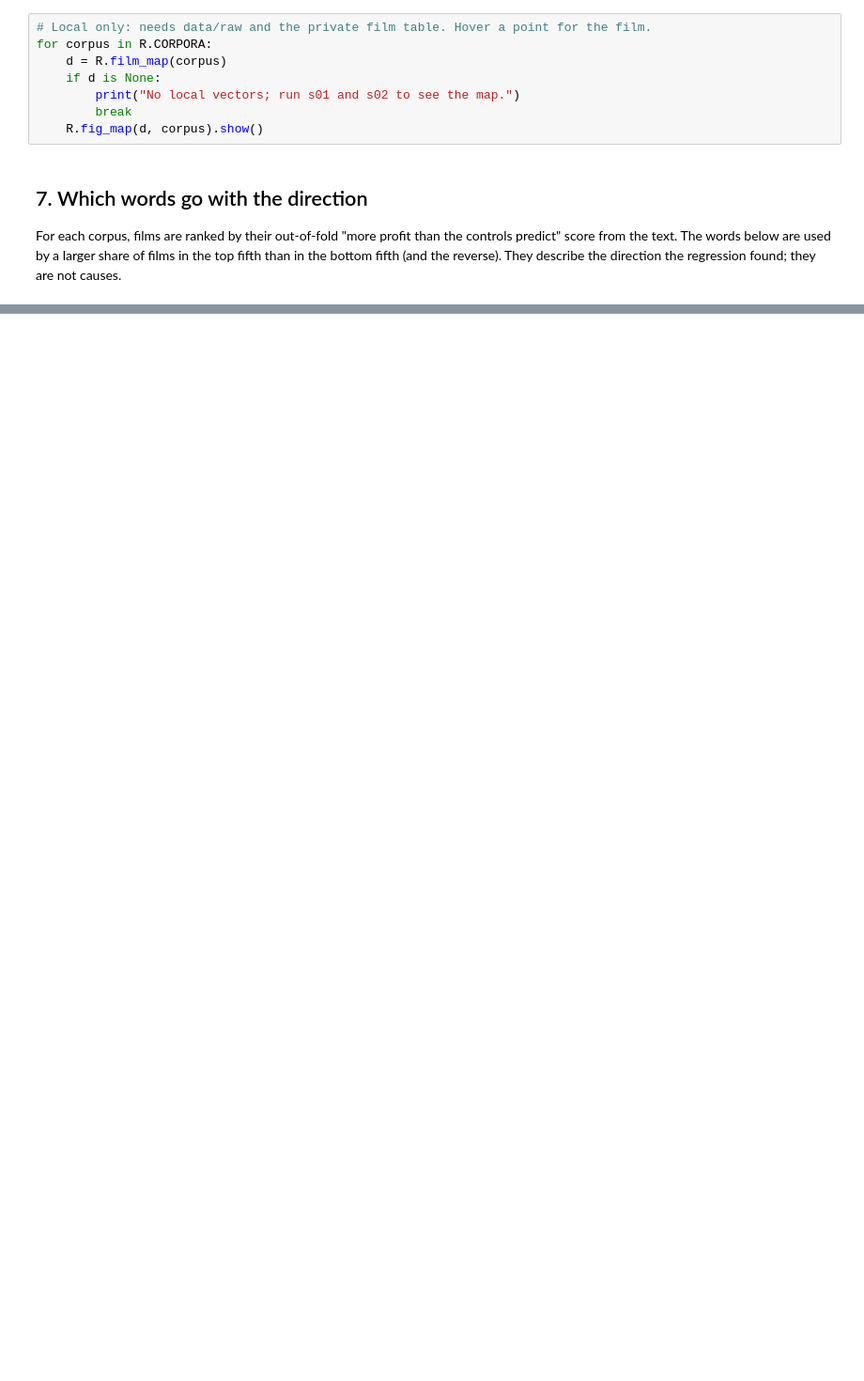
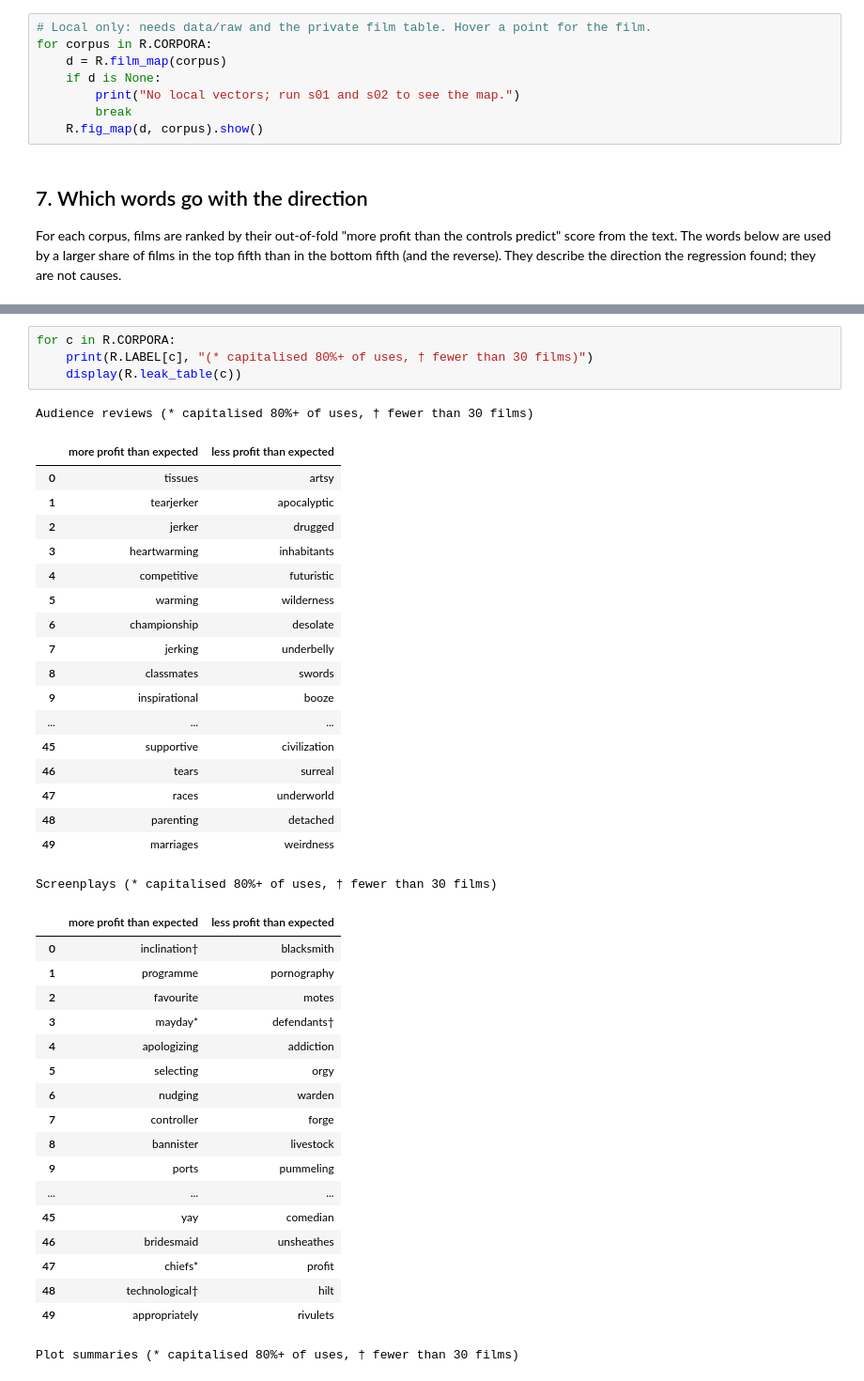
Before and after one commit to angelabuxo/IMDb-movie-success, a Jupyter notebook: notebooks/embeddings.ipynb, the cells around one changed output, grey strips where cells are left out. Shown at 94% size. Saved outputs shown, nothing was run; the diff lists cells and outputs as text; blank space fills up the shorter version.

```diff
--- a/notebooks/embeddings.ipynb
+++ b/notebooks/embeddings.ipynb
@@ -267,0 +301,42 @@ Plot summaries
+# %%
+for c in R.CORPORA:
+    print(R.LABEL[c], "(* capitalised 80%+ of uses, † fewer than 30 films)")
+    display(R.leak_table(c))
+# %% [output]
+Audience reviews (* capitalised 80%+ of uses, † fewer than 30 films)
+|  | more profit than expected | less profit than expected |
+| 0 | tissues | artsy |
+| 1 | tearjerker | apocalyptic |
+| 2 | jerker | drugged |
+| 3 | heartwarming | inhabitants |
+| 4 | competitive | futuristic |
+| 5 | warming | wilderness |
+| 6 | championship | desolate |
+| 7 | jerking | underbelly |
+| 8 | classmates | swords |
+| 9 | inspirational | booze |
+| ... | ... | ... |
+| 45 | supportive | civilization |
+| 46 | tears | surreal |
+| 47 | races | underworld |
+| 48 | parenting | detached |
+| 49 | marriages | weirdness |
+Screenplays (* capitalised 80%+ of uses, † fewer than 30 films)
+|  | more profit than expected | less profit than expected |
+| 0 | inclination† | blacksmith |
+| 1 | programme | pornography |
+| 2 | favourite | motes |
+| 3 | mayday* | defendants† |
+| 4 | apologizing | addiction |
+| 5 | selecting | orgy |
+| 6 | nudging | warden |
+| 7 | controller | forge |
+| 8 | bannister | livestock |
+| 9 | ports | pummeling |
+| ... | ... | ... |
+| 45 | yay | comedian |
+| 46 | bridesmaid | unsheathes |
+| 47 | chiefs* | profit |
+| 48 | technological† | hilt |
+| 49 | appropriately | rivulets |
+Plot summaries (* capitalised 80%+ of uses, † fewer than 30 films)
```
Also changed, not shown: parts of 15 cells of this notebook, 27 other files.
